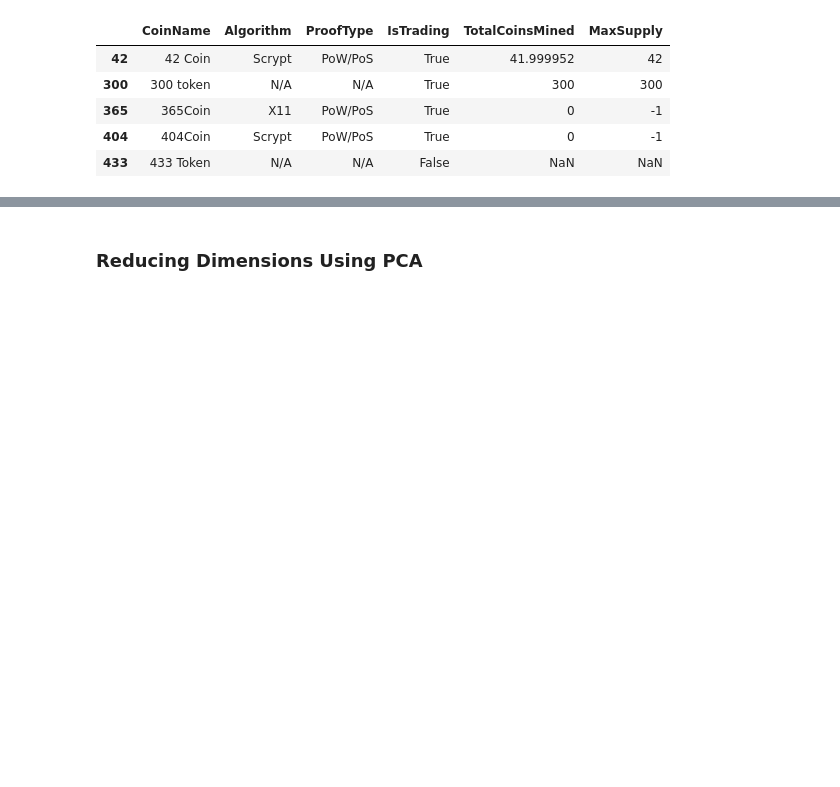
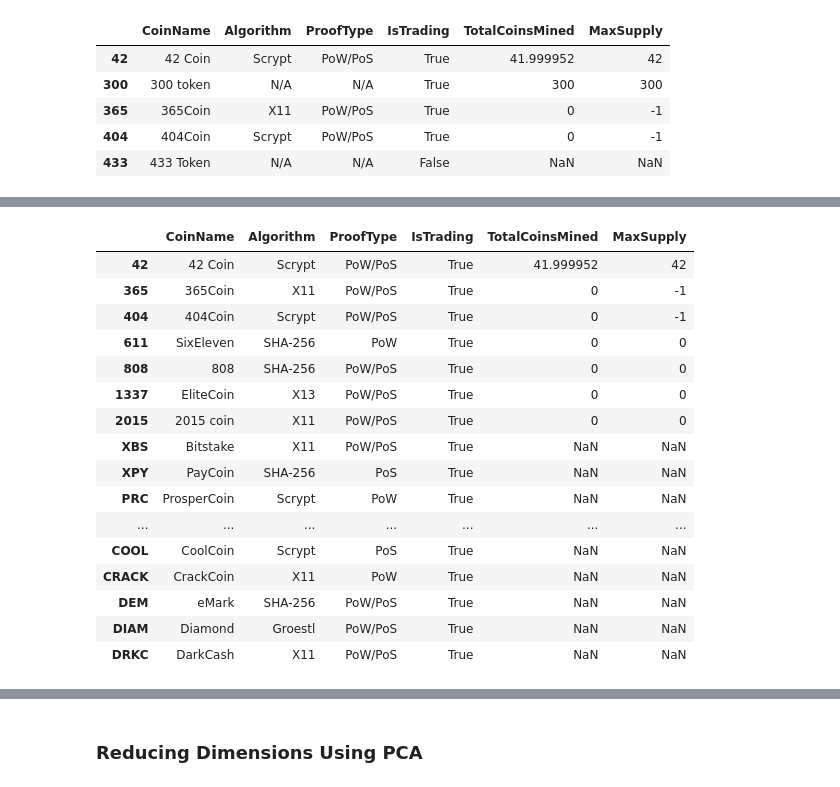
Before and after one commit to adamgulyas/cloud-unsupervised-learning, a Jupyter notebook: crypto_clustering.ipynb, the cells around one changed output, grey strips where cells are left out. Saved outputs shown, nothing was run; the diff lists cells and outputs as text; code cells hidden in the pictures; blank space fills up the shorter version.

```diff
--- a/crypto_clustering.ipynb
+++ b/crypto_clustering.ipynb
@@ -60,6 +78,25 @@ crypto_df = crypto_df.loc[crypto_df['IsTrading'] == True]
 # %%
 # Keep only cryptocurrencies with a working algorithm
 crypto_df = crypto_df.loc[crypto_df['Algorithm'] != 'N/A']
+crypto_df.head(50)
+# %% [output]
+|  | CoinName | Algorithm | ProofType | IsTrading | TotalCoinsMined | MaxSupply |
+| 42 | 42 Coin | Scrypt | PoW/PoS | True | 41.999952 | 42 |
+| 365 | 365Coin | X11 | PoW/PoS | True | 0 | -1 |
+| 404 | 404Coin | Scrypt | PoW/PoS | True | 0 | -1 |
+| 611 | SixEleven | SHA-256 | PoW | True | 0 | 0 |
+| 808 | 808 | SHA-256 | PoW/PoS | True | 0 | 0 |
+| 1337 | EliteCoin | X13 | PoW/PoS | True | 0 | 0 |
+| 2015 | 2015 coin | X11 | PoW/PoS | True | 0 | 0 |
+| XBS | Bitstake | X11 | PoW/PoS | True | NaN | NaN |
+| XPY | PayCoin | SHA-256 | PoS | True | NaN | NaN |
+| PRC | ProsperCoin | Scrypt | PoW | True | NaN | NaN |
+| ... | ... | ... | ... | ... | ... | ... |
+| COOL | CoolCoin | Scrypt | PoS | True | NaN | NaN |
+| CRACK | CrackCoin | X11 | PoW | True | NaN | NaN |
+| DEM | eMark | SHA-256 | PoW/PoS | True | NaN | NaN |
+| DIAM | Diamond | Groestl | PoW/PoS | True | NaN | NaN |
+| DRKC | DarkCash | X11 | PoW/PoS | True | NaN | NaN |
 # %%
 # Remove the "IsTrading" column
 crypto_df.drop(columns='IsTrading', inplace=True)
```
Also changed, not shown: parts of 11 cells of this notebook.
